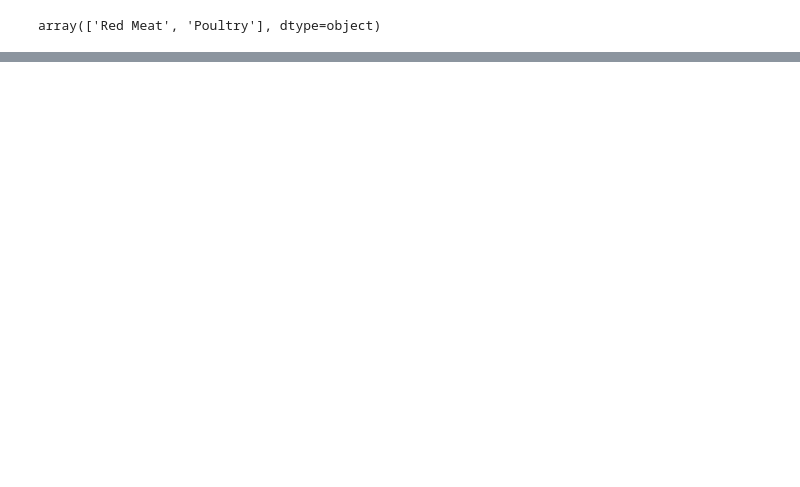
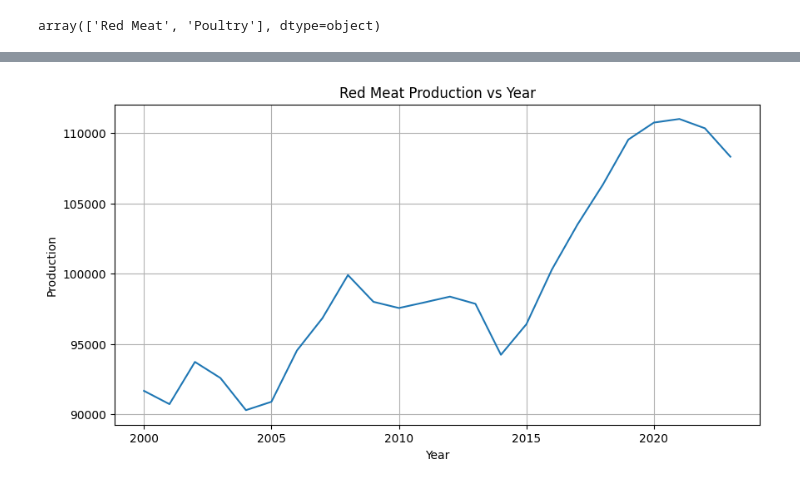
Before and after one commit to YuvBindal/Citadel-APAC-DATATHON-24, a Jupyter notebook: meat_data_shayaan.ipynb, the cells around one changed output, grey strips where cells are left out. Saved outputs shown, nothing was run; the diff lists cells and outputs as text; code cells hidden in the pictures; blank space fills up the shorter version.

```diff
--- a/meat_data_shayaan.ipynb
+++ b/meat_data_shayaan.ipynb
@@ -80,0 +193,8 @@ display(meat_production_df_2000)
+# %%
+# Use the above data frame to get yearly data
+meat_production_df_2000_red_meat_grouped_sum_yearly = meat_production_df_2000_red_meat_grouped_sum.drop(columns=['Month', 'Date'])
+
+meat_production_df_2000_red_meat_grouped_sum_yearly = meat_production_df_2000_red_meat_grouped_sum_yearly.groupby(
+    ['Year', 'Unit', 'Type of Meat']).sum().reset_index()
+
+display(meat_production_df_2000_red_meat_grouped_sum_yearly)
@@ -80,0 +219,13 @@ display(meat_production_df_2000)
+# %%
+# Graph for Red Meat Production vs Year
+plt.figure(figsize=(10, 5))
+plt.plot(meat_production_df_2000_red_meat_grouped_sum_yearly['Year'],
+         meat_production_df_2000_red_meat_grouped_sum_yearly['Production'])
+plt.title('Red Meat Production vs Year')
+plt.xlabel('Year')
+plt.ylabel('Production')
+plt.grid()
+
+plt.show()
+# %% [output]
+[figure, added]
```
Also changed, not shown: parts of 11 cells of this notebook.
